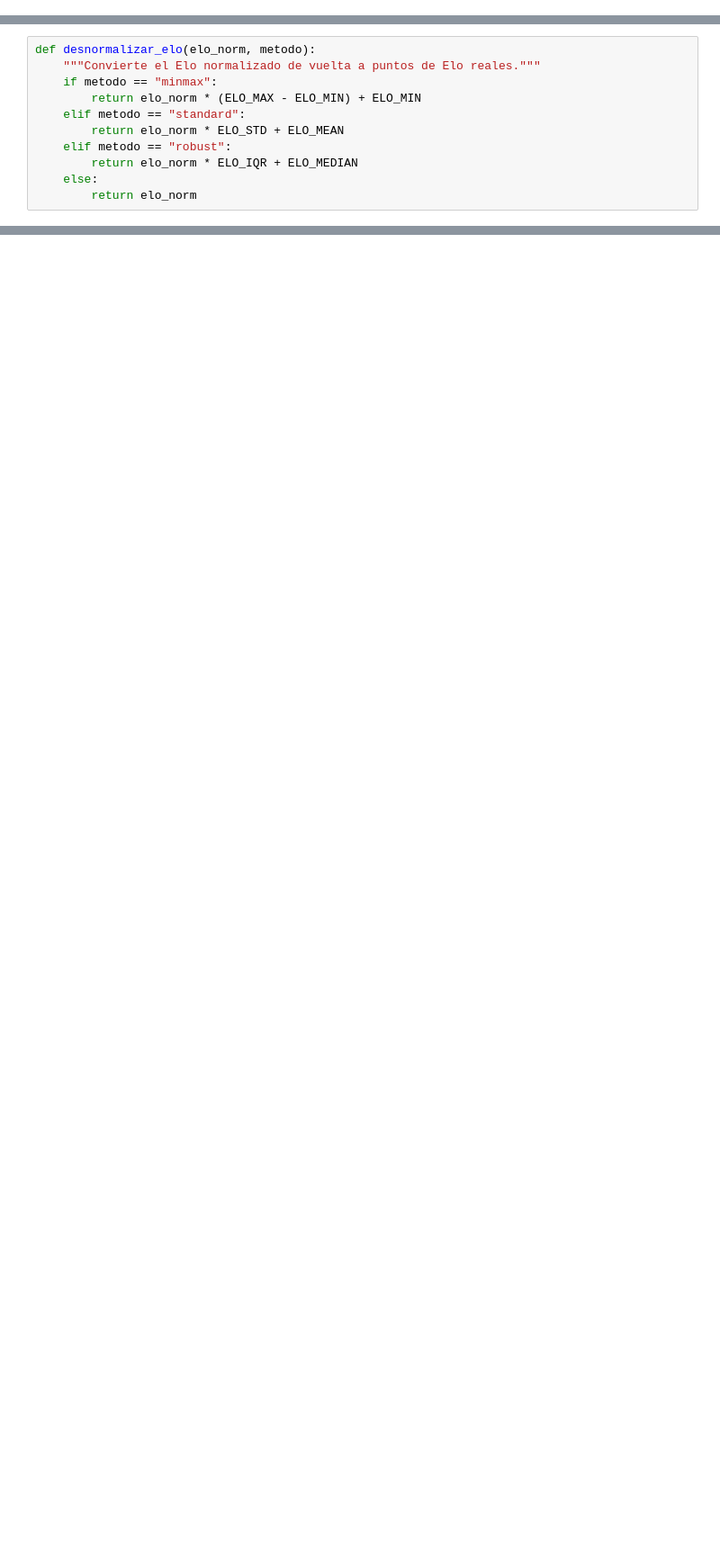
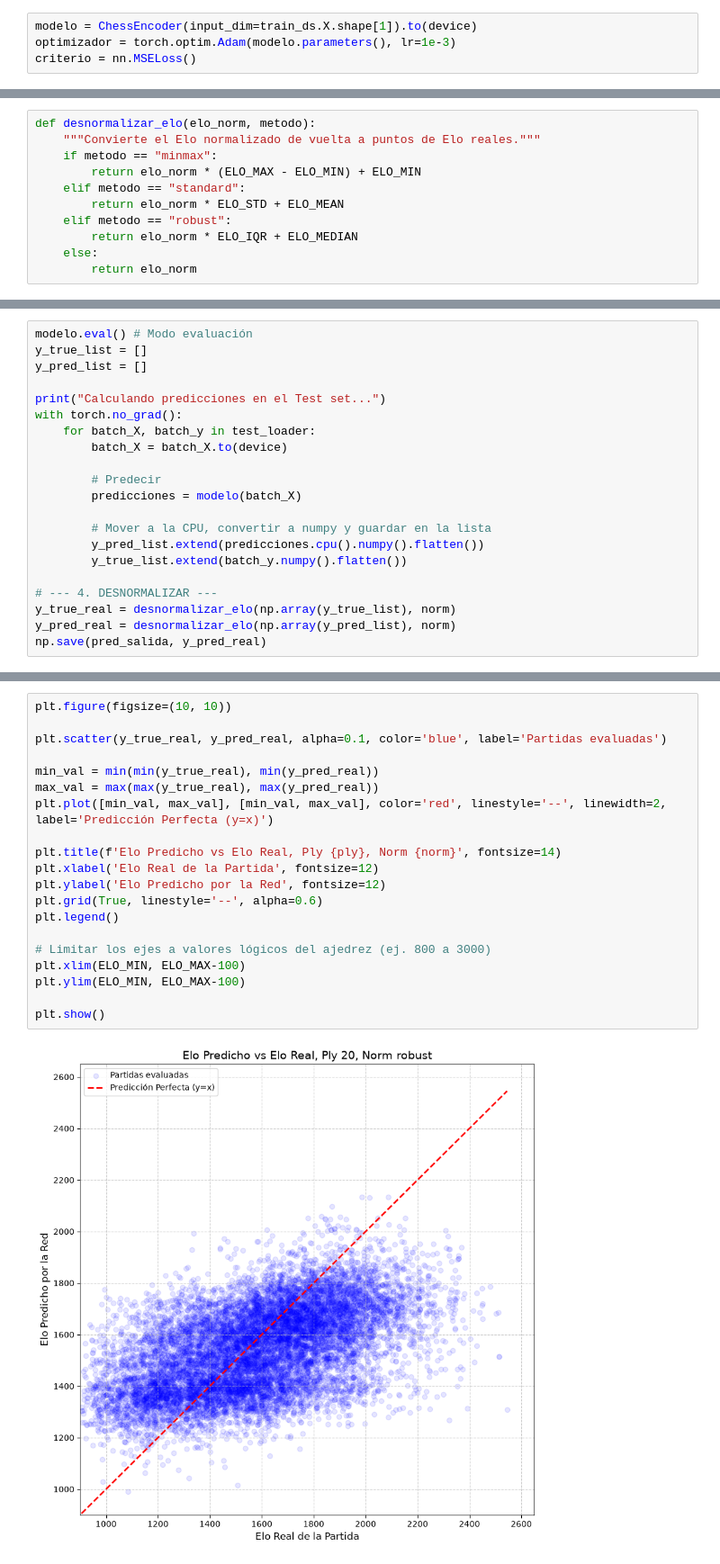
Before and after one commit to agustinlp5/tesis_chess, a Jupyter notebook: notebooks/only_encoder.ipynb, the cells around one changed output, grey strips where cells are left out. Shown at 90% size. Cells and saved outputs as stored; diff of their text form; blank space fills up the shorter version.

Commit message:
prepro y pro encoder

```diff
--- a/notebooks/only_encoder.ipynb
+++ b/notebooks/only_encoder.ipynb
@@ -42,0 +124,4 @@ print(tf.config.list_physical_devices('GPU'))
+# %%
+modelo = ChessEncoder(input_dim=train_ds.X.shape[1]).to(device)
+optimizador = torch.optim.Adam(modelo.parameters(), lr=1e-3)
+criterio = nn.MSELoss()
@@ -343,0 +223,21 @@ plt.show()
+# %%
+modelo.eval() # Modo evaluación
+y_true_list = []
+y_pred_list = []
+
+print("Calculando predicciones en el Test set...")
+with torch.no_grad():
+    for batch_X, batch_y in test_loader:
+        batch_X = batch_X.to(device)
+
+        # Predecir
+        predicciones = modelo(batch_X)
+
+        # Mover a la CPU, convertir a numpy y guardar en la lista
+        y_pred_list.extend(predicciones.cpu().numpy().flatten())
+        y_true_list.extend(batch_y.numpy().flatten())
+
+# --- 4. DESNORMALIZAR ---
+y_true_real = desnormalizar_elo(np.array(y_true_list), norm)
+y_pred_real = desnormalizar_elo(np.array(y_pred_list), norm)
+np.save(pred_salida, y_pred_real)
@@ -343,0 +270,22 @@ plt.show()
+# %%
+plt.figure(figsize=(10, 10))
+
+plt.scatter(y_true_real, y_pred_real, alpha=0.1, color='blue', label='Partidas evaluadas')
+
+min_val = min(min(y_true_real), min(y_pred_real))
+max_val = max(max(y_true_real), max(y_pred_real))
+plt.plot([min_val, max_val], [min_val, max_val], color='red', linestyle='--', linewidth=2, label='Predicción Perfecta (y=x)')
+
+plt.title(f'Elo Predicho vs Elo Real, Ply {ply}, Norm {norm}', fontsize=14)
+plt.xlabel('Elo Real de la Partida', fontsize=12)
+plt.ylabel('Elo Predicho por la Red', fontsize=12)
+plt.grid(True, linestyle='--', alpha=0.6)
+plt.legend()
+
+# Limitar los ejes a valores lógicos del ajedrez (ej. 800 a 3000)
+plt.xlim(ELO_MIN, ELO_MAX-100)
+plt.ylim(ELO_MIN, ELO_MAX-100)
+
+plt.show()
+# %% [output]
+[figure, added]
```
Also changed, not shown: parts of 25 cells of this notebook, 1 other file.
